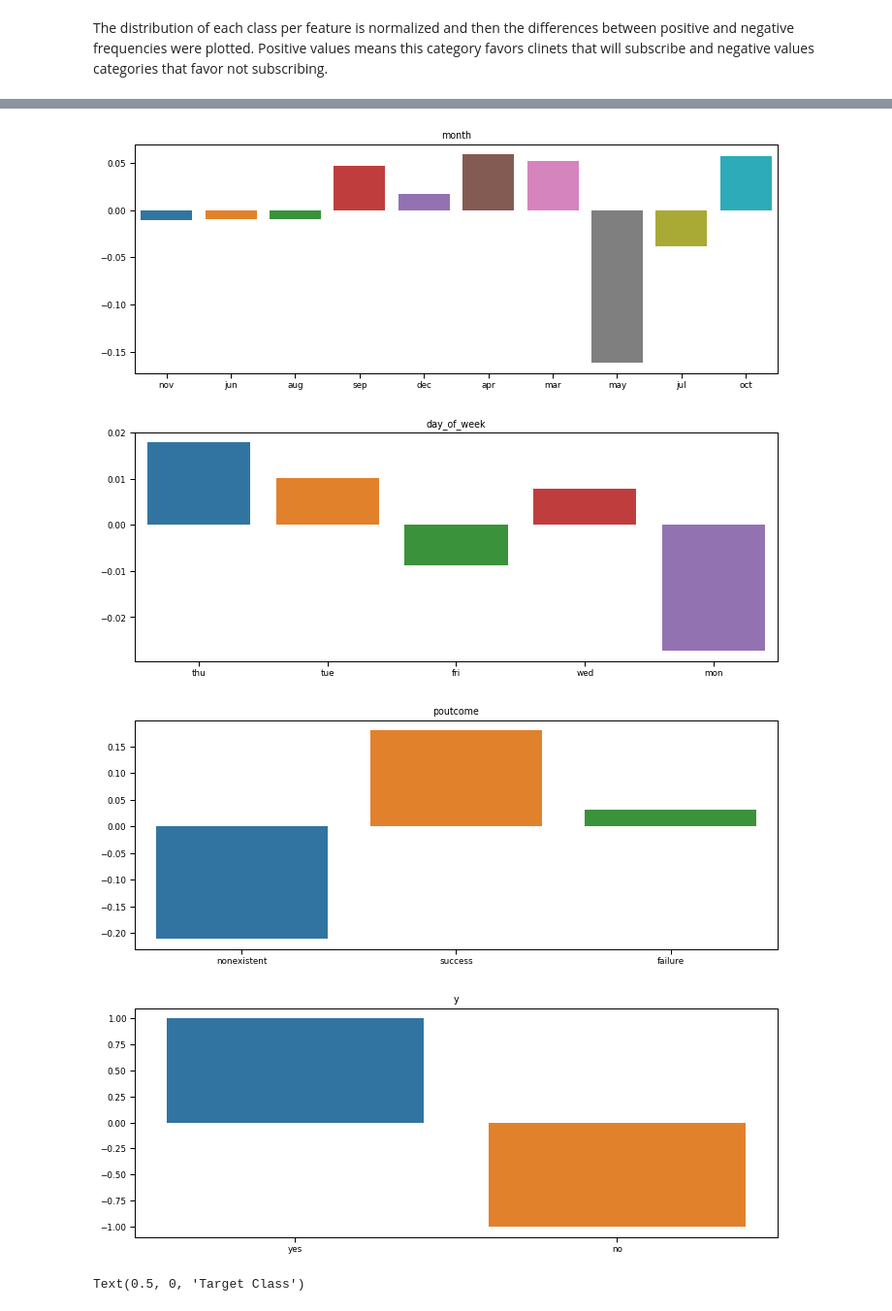
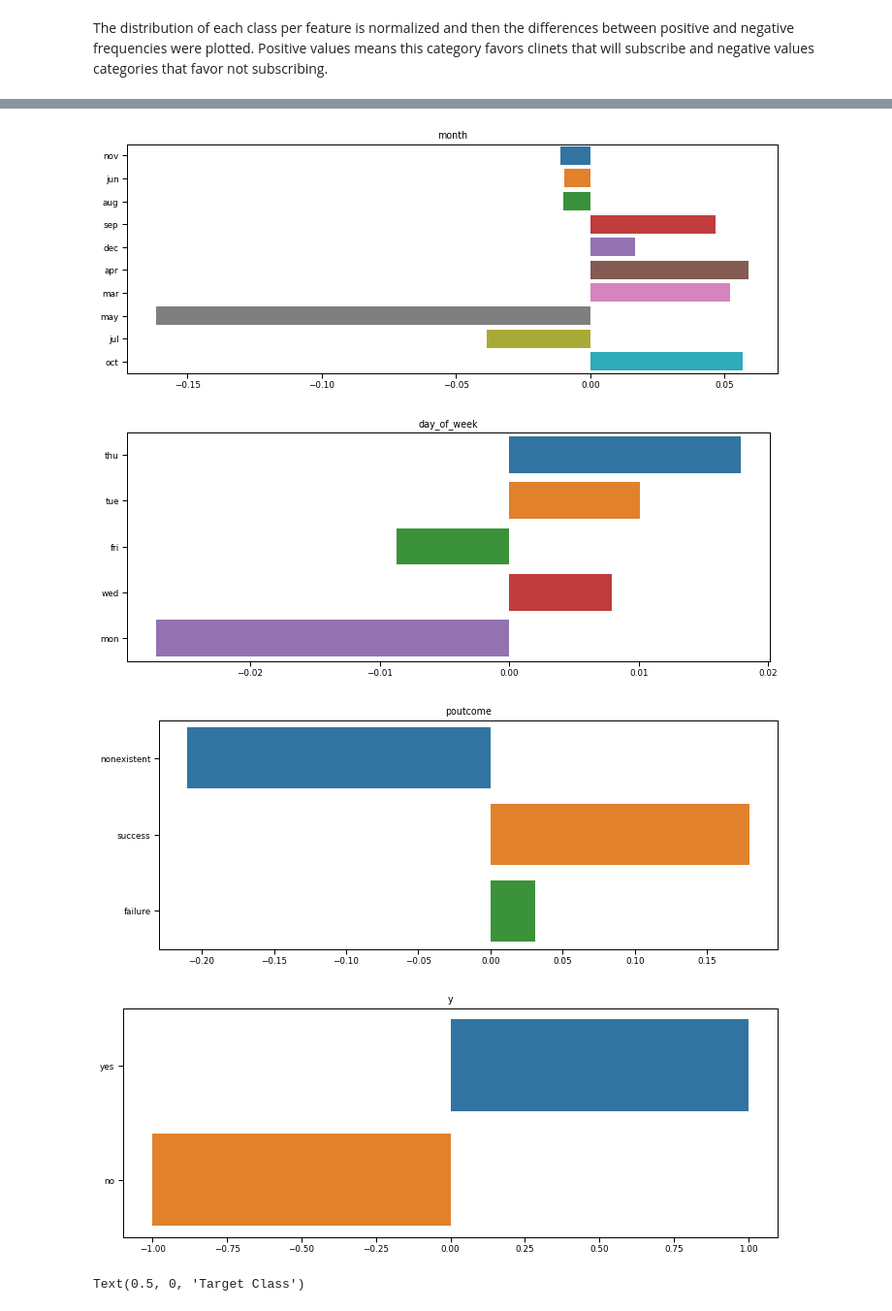
Before and after one commit to kavehamini/Bank_Marketing, a Jupyter notebook: Bank_Marketing.ipynb, the cells around one changed output, grey strips where cells are left out. Shown: that part at 97% size. Drawn from its saved outputs; the diff is of its cells as text; code cells hidden in the pictures.

```diff
--- a/Bank_Marketing.ipynb
+++ b/Bank_Marketing.ipynb
@@ -182,7 +182,8 @@ for col in categorcial_variables:
 The distribution of each class per feature is normalized and then the differences between positive and negative frequencies were plotted. Positive values means this category favors clinets that will subscribe and negative values categories that favor not subscribing.
 # %%
 
-categorcial_variables = ['job', 'marital', 'education', 'default', 'loan', 'contact', 'month', 'day_of_week', 'poutcome','y']
+categorcial_variables = ['job', 'marital', 'education', 'default', 'loan', 'contact', 'month', 'day_of_week',
+                         'poutcome','y']
 for col in categorcial_variables:
     sns.set_context("paper", font_scale=1)
     plt.figure(figsize=(10,4))
@@ -202,7 +203,7 @@ for col in categorcial_variables:
     all_index = list(all_counts)
     all_counts = [pos_counts.get(k, 0) / freq_pos - neg_counts.get(k, 0) / freq_neg for k in all_counts]
 
-    ax= sns.barplot(all_index,  all_counts)
+    ax= sns.barplot(all_counts, all_index)
     plt.title(col)
     plt.tight_layout()
 # %% [output]
@@ -215,7 +216,7 @@ for col in categorcial_variables:
-[figure, old version]
+[figure, new version]
-[figure, old version]
+[figure, new version]
-[figure, old version]
+[figure, new version]
-[figure, old version]
+[figure, new version]
 # %%
 #making a countplot of the variable to be predicted
 sns.countplot(x=df['y'], palette='Accent_r')
```
Also changed, not shown: parts of 1 cell of this notebook.
